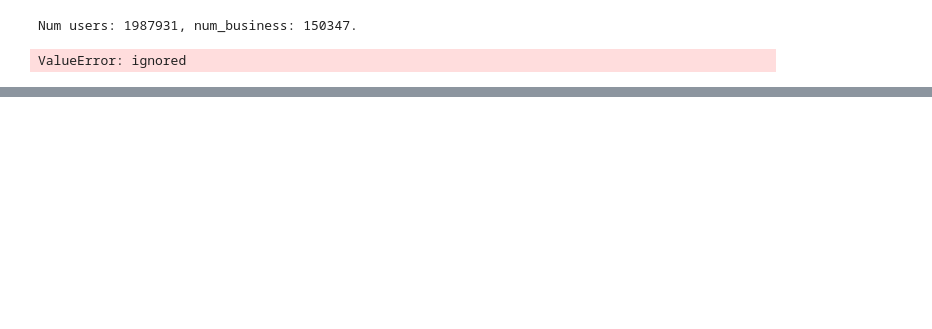
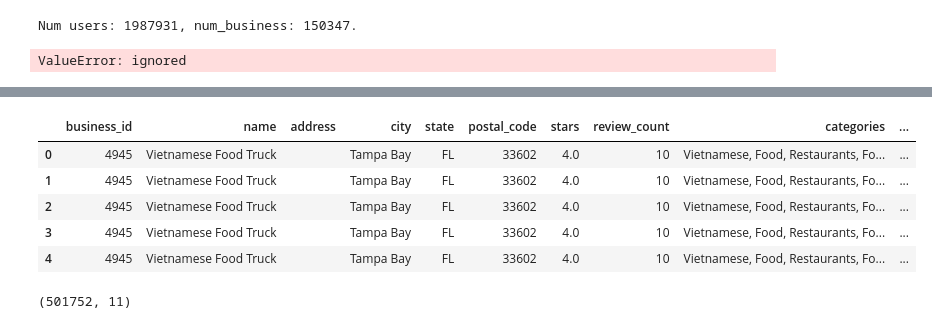
Before and after one commit to Buuuuli/AIPI540_recommendation, a Jupyter notebook: tidying.ipynb, the cells around one changed output, grey strips where cells are left out. Cells and saved outputs as stored; diff of their text form; code cells hidden in the pictures; blank space fills up the shorter version.

```diff
--- a/tidying.ipynb
+++ b/tidying.ipynb
@@ -220,0 +245,13 @@ ValueError: ignored
+# %%
+data_encoded = df.copy()
+for col in ['business_id','user_id']:
+    data_encoded[col] = data_encoded[col].astype('category') # Convert to category type
+    data_encoded[col] = data_encoded[col].cat.codes # Convert to numerical code
+data_encoded.head()
+# %% [output]
+|  | business_id | name | address | city | state | postal_code | stars | review_count | categories | ... |
+| 0 | 4945 | Vietnamese Food Truck |  | Tampa Bay | FL | 33602 | 4.0 | 10 | Vietnamese, Food, Restaurants, Fo... | ... |
+| 1 | 4945 | Vietnamese Food Truck |  | Tampa Bay | FL | 33602 | 4.0 | 10 | Vietnamese, Food, Restaurants, Fo... | ... |
+| 2 | 4945 | Vietnamese Food Truck |  | Tampa Bay | FL | 33602 | 4.0 | 10 | Vietnamese, Food, Restaurants, Fo... | ... |
+| 3 | 4945 | Vietnamese Food Truck |  | Tampa Bay | FL | 33602 | 4.0 | 10 | Vietnamese, Food, Restaurants, Fo... | ... |
+| 4 | 4945 | Vietnamese Food Truck |  | Tampa Bay | FL | 33602 | 4.0 | 10 | Vietnamese, Food, Restaurants, Fo... | ... |
@@ -220,0 +265,4 @@ ValueError: ignored
+# %%
+df1.shape
+# %% [output]
+(501752, 11)
```
Also changed, not shown: parts of 16 cells of this notebook.
